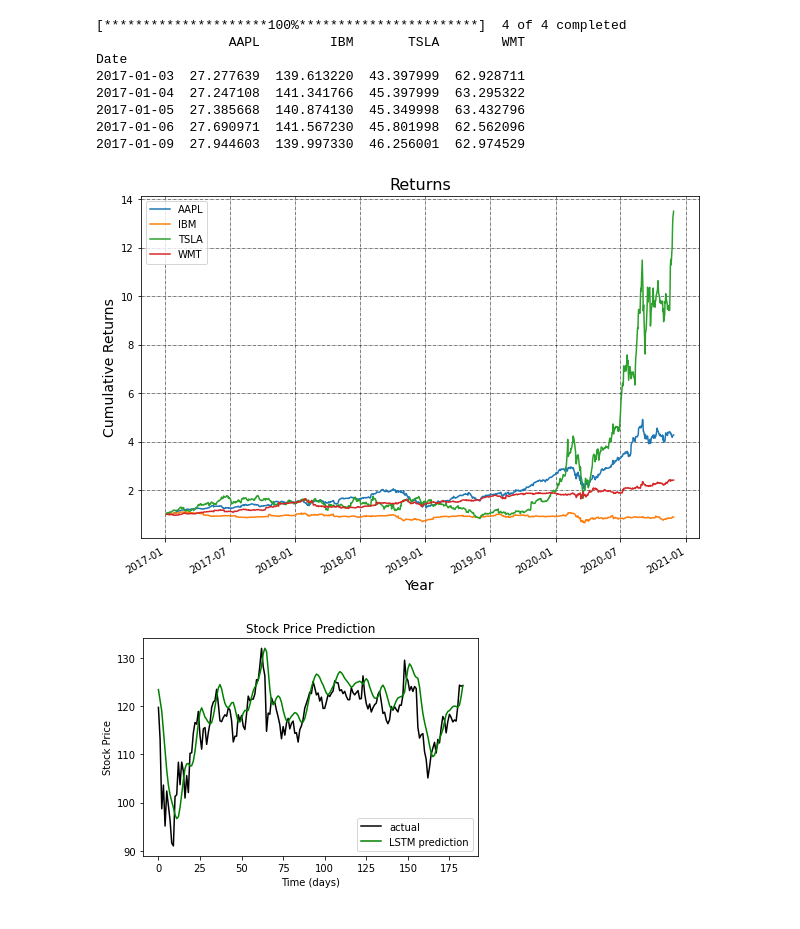
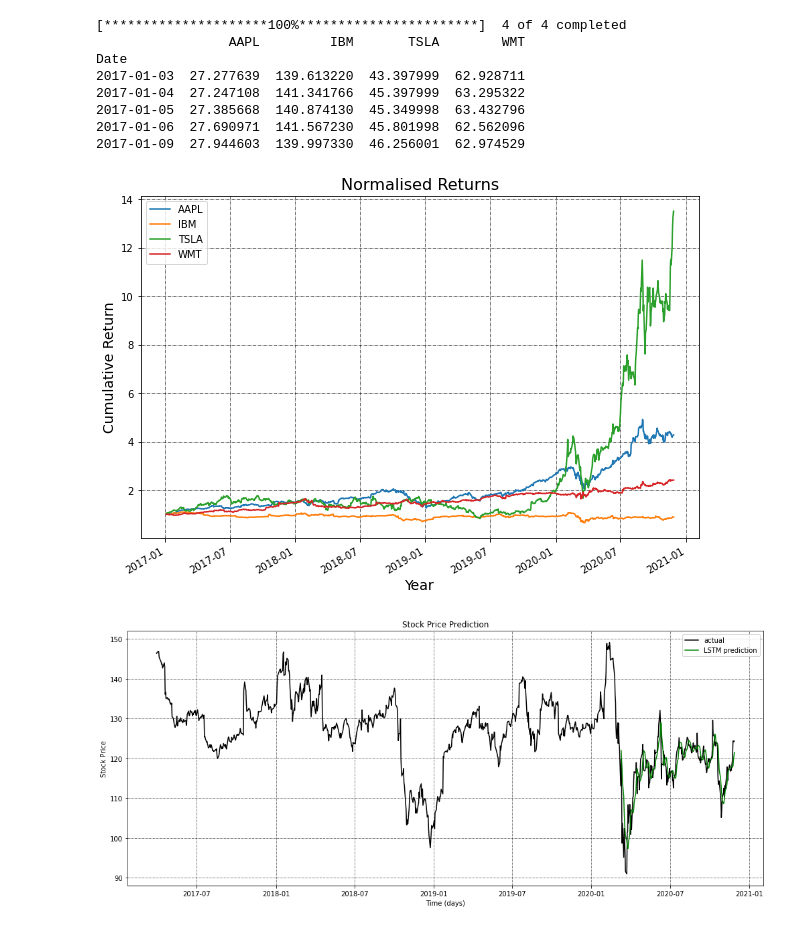
Before and after one commit to florianst/quantfin, a Jupyter notebook: lstm_prediction.ipynb, the cells around one changed output. Saved outputs shown, nothing was run; the diff lists cells and outputs as text; code cells hidden in the pictures.

Commit message:
plot test result alongside training data

```diff
--- a/lstm_prediction.ipynb
+++ b/lstm_prediction.ipynb
@@ -19,6 +18,7 @@ tickers_list = ['AAPL', 'WMT', 'IBM', 'TSLA']
 # Fetch the data
 import yfinance as yf
 data = yf.download(tickers_list,'2017-1-1')['Adj Close']
+idx = data.index
 
 # Print first 5 rows of the data
 print(data.head())
@@ -39,17 +39,17 @@ Date
 plt.legend()
 
 # Define the label for the title of the figure
-plt.title("Returns", fontsize=16)
+plt.title("Normalised Returns", fontsize=16)
 
 # Define the labels for x-axis and y-axis
-plt.ylabel('Cumulative Returns', fontsize=14)
+plt.ylabel('Cumulative Return', fontsize=14)
 plt.xlabel('Year', fontsize=14)
 
 # Plot the grid lines
 plt.grid(which="major", color='k', linestyle='-.', linewidth=0.5)
 plt.show()
 # %% [output]
-[figure, old version]
+[figure, new version]
 # %%
 def getTimelagDataset(data, lag=60): # takes a numpy array, returns time lagged training data
     X, y = [], []
@@ -88,19 +88,21 @@ def LSTMmodel(): # model from Moghar et al.
 model = LSTMmodel()
 
 with tf.device('/device:GPU:0'):
-    #tqdm_callback = tfa.callbacks.TQDMProgressBar()
-    model.fit(X, y, epochs=100, batch_size=32, validation_split=0.2, verbose=0)#, callbacks=[tqdm_callback])
+    model.fit(X, y, epochs=100, batch_size=32, validation_split=0.2, verbose=0)
+
+    X_test = X[int(-0.2*X.shape[0]):]
+    y_pred = model.predict(X_test)
+    y_pred, y = scaler.inverse_transform(y_pred), scaler.inverse_transform(y.reshape(-1, 1))
 # %%
-X_test, y_test = X[int(-0.2*X.shape[0]):], y[int(-0.2*y.shape[0]):]
-y_pred = model.predict(X_test)
-y_pred, y_test = scaler.inverse_transform(y_pred), scaler.inverse_transform(y_test.reshape(-1, 1))
-
-plt.plot(y_test, color = 'black', label = 'actual')
-plt.plot(y_pred, color = 'green', label = 'LSTM prediction')
+plt.plot(idx[-len(y):], y, color = 'black', label='actual')
+plt.plot(idx[-len(y_pred):], y_pred, color='green', label='LSTM prediction')
 plt.title('Stock Price Prediction')
 plt.xlabel('Time (days)')
 plt.ylabel('Stock Price')
 plt.legend()
+plt.grid(which="major", color='k', linestyle='-.', linewidth=0.5)
+
+plt.gcf().set_size_inches(17, 7)
 plt.show()
 # %% [output]
-[figure, old version]
+[figure, new version]
```
Also changed, not shown: parts of 2 cells of this notebook.
